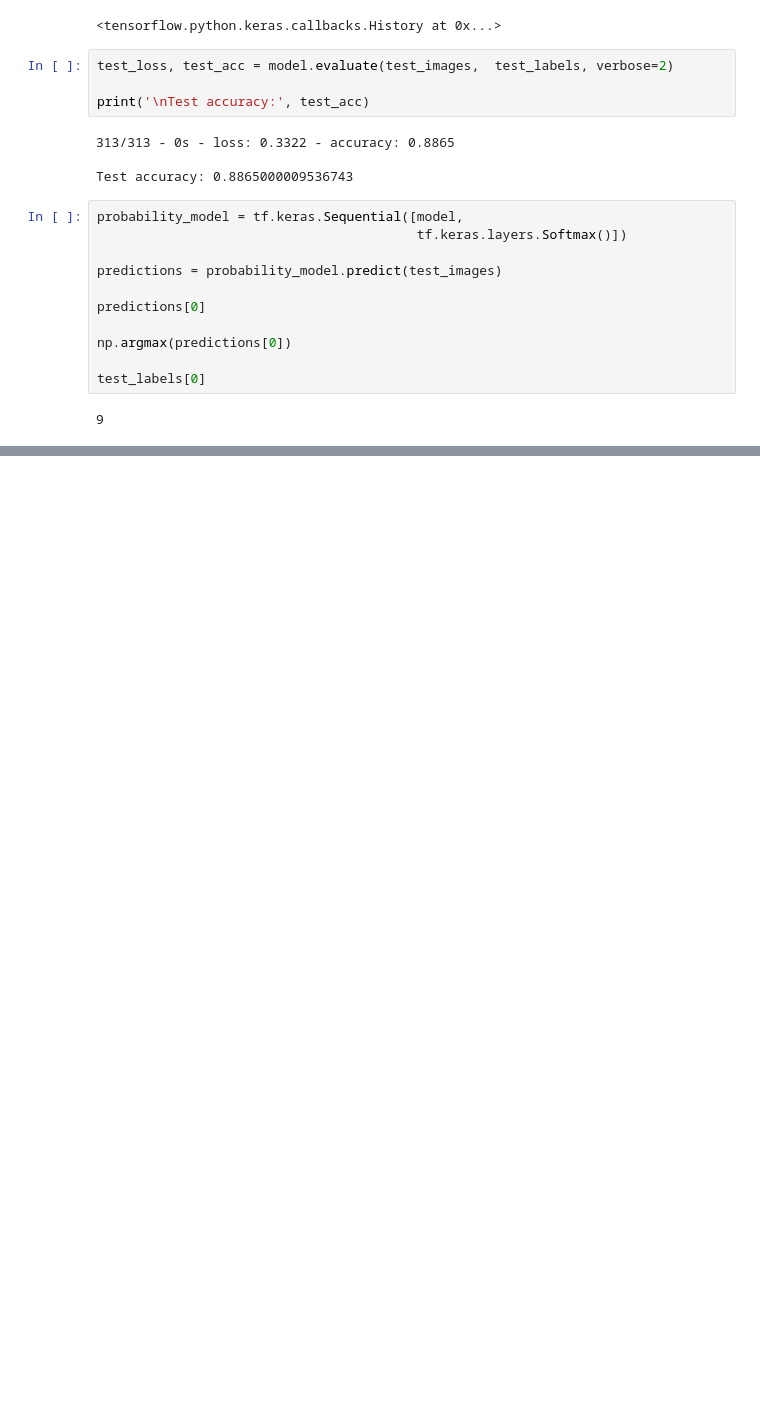
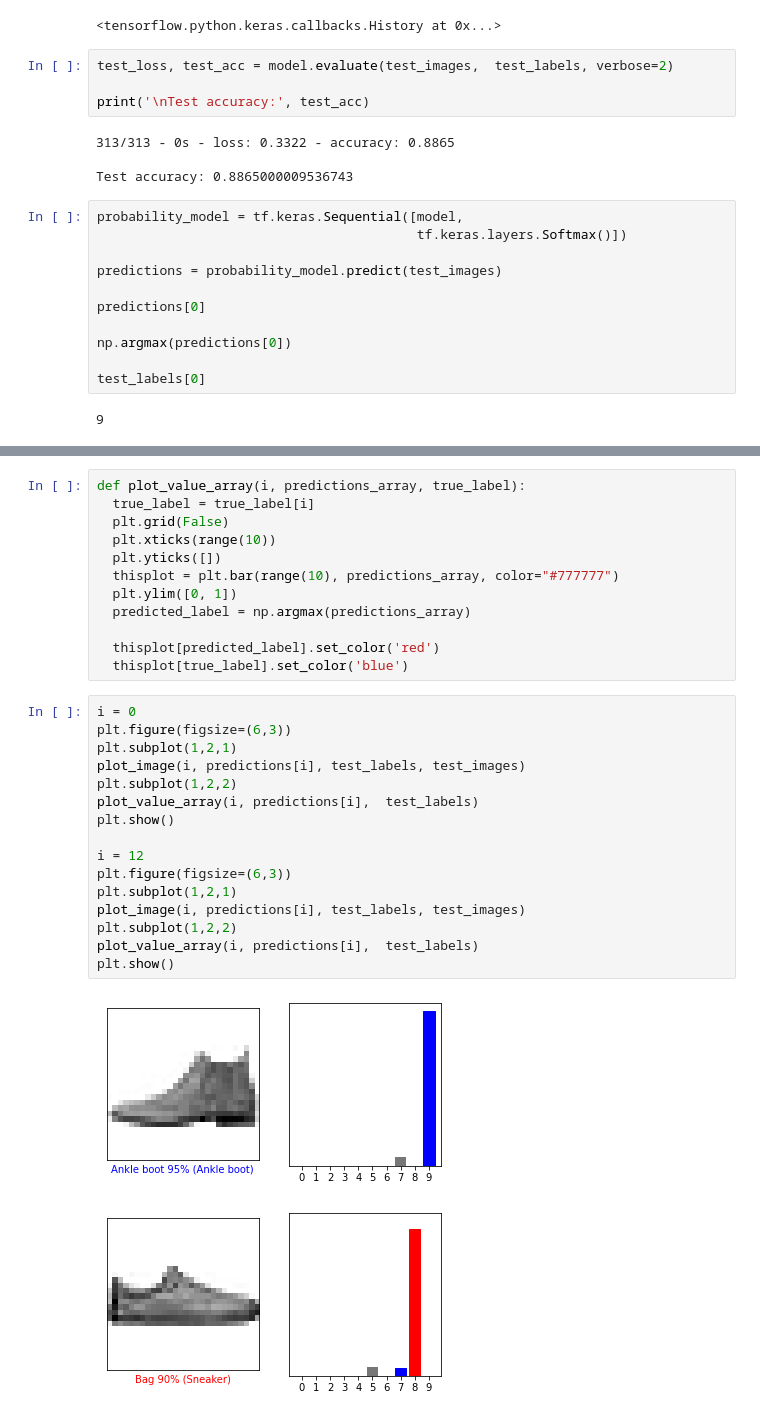
Before and after one commit to 4060E014/-6666666, a Jupyter notebook: 1125.ipynb, the cells around one changed output, grey strips where cells are left out. Saved outputs shown, nothing was run; the diff lists cells and outputs as text; blank space fills up the shorter version.

```diff
--- a/1125.ipynb
+++ b/1125.ipynb
@@ -126,0 +146,31 @@ test_labels[0]
+# %%
+def plot_value_array(i, predictions_array, true_label):
+  true_label = true_label[i]
+  plt.grid(False)
+  plt.xticks(range(10))
+  plt.yticks([])
+  thisplot = plt.bar(range(10), predictions_array, color="#777777")
+  plt.ylim([0, 1])
+  predicted_label = np.argmax(predictions_array)
+
+  thisplot[predicted_label].set_color('red')
+  thisplot[true_label].set_color('blue')
+# %%
+i = 0
+plt.figure(figsize=(6,3))
+plt.subplot(1,2,1)
+plot_image(i, predictions[i], test_labels, test_images)
+plt.subplot(1,2,2)
+plot_value_array(i, predictions[i],  test_labels)
+plt.show()
+
+i = 12
+plt.figure(figsize=(6,3))
+plt.subplot(1,2,1)
+plot_image(i, predictions[i], test_labels, test_images)
+plt.subplot(1,2,2)
+plot_value_array(i, predictions[i],  test_labels)
+plt.show()
+# %% [output]
+[figure, added]
+[figure, added]
```
Also changed, not shown: parts of 1 cell of this notebook.
